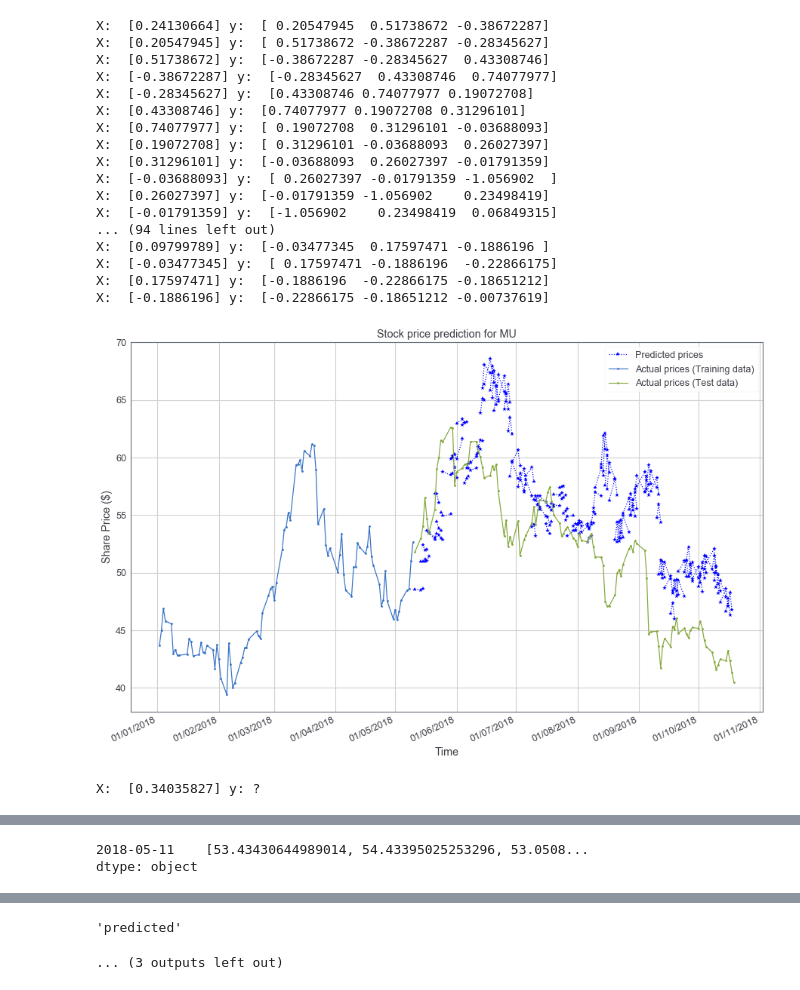
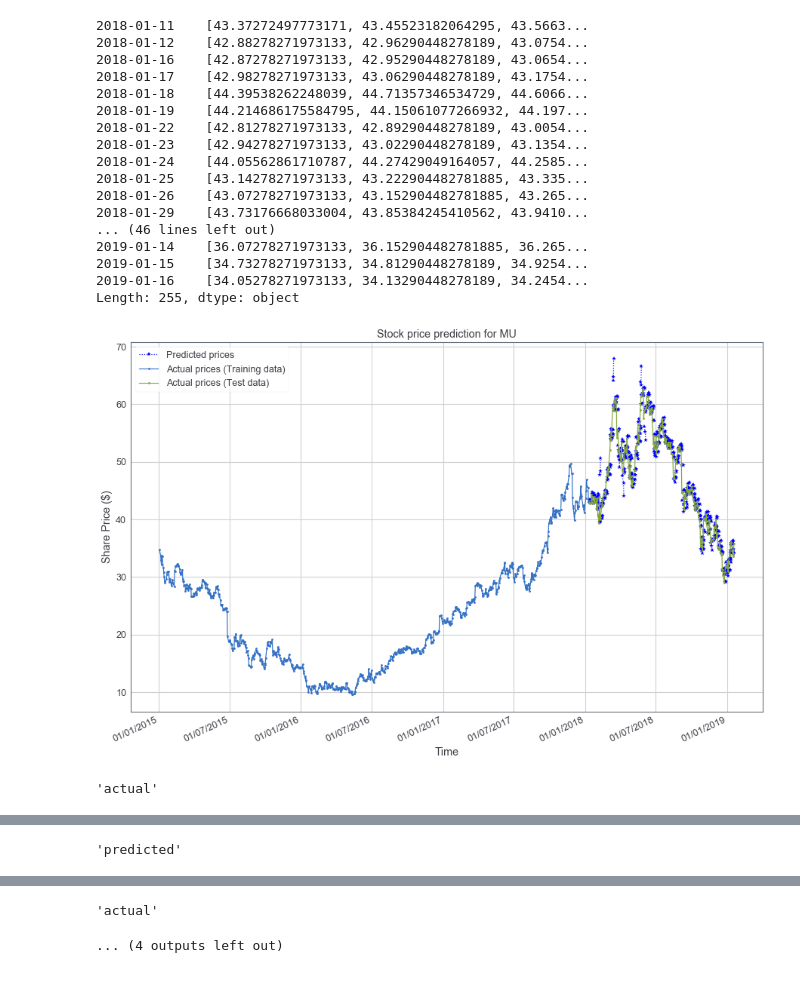
Before and after one commit to FinnZC/Stock-AI, a Jupyter notebook: code/Main.ipynb, the cells around one changed output, grey strips where cells are left out. Cells and saved outputs as stored; diff of their text form; code cells hidden in the pictures.

```diff
--- a/code/Main.ipynb
+++ b/code/Main.ipynb
@@ -62,9 +81,10 @@ Baseline trend Score: 0.7 %
 # %%
-start_train_date = "01/01/2018"
-end_train_start_test_date = "01/03/2018"
-end_test_date = "01/5/2018"
+start_train_date = "01/01/2015"
+end_train_start_test_date = "10/01/2018"
+end_test_date = "20/01/2019"
 
-one_step_lstm = OneStepLSTMCompany("MU", start_train_date, end_train_start_test_date, end_test_date,
-                         n_epochs=3000, n_batch=1, n_neurons=4)
-one_step_lstm.train()
+multi_step_lstm = MultiStepLSTMCompany("MU", start_train_date, end_train_start_test_date, end_test_date,
+                         n_lag=1, n_seq=3, n_epochs=3000, n_batch=1, n_neurons=4)
+
+multi_step_lstm.train()
 # %% [output]
@@ -517,15 +119,9 @@ Finished fitting the model
 # %%
-display(multi_step_lstm.train_scaled)
-display(multi_step_lstm.train_raw_series)
-display(multi_step_lstm.test_scaled)
-display(multi_step_lstm.test_raw_series)
-
 predictions = multi_step_lstm.predict()
 multi_step_lstm.plot(predictions)
-display("next days predictions", multi_step_lstm.forecast_lstm_one_step())
-
+#display("next days predictions", multi_step_lstm.forecast_lstm_one_step())
+trend_score = multi_step_lstm.score(metric="trend", predictions=predictions)
+print("LSTM trend Score: ", trend_score)
 lstm_score = multi_step_lstm.score(metric="rmse", predictions=predictions)
-print("LSTM RMSE Score: %.3f US dollar" % lstm_score)
-trend_score = multi_step_lstm.score(metric="trend", predictions=predictions)
-print("LSTM trend Score: %.1f %%" % (trend_score*100))
+print("LSTM RMSE Score: US dollar", lstm_score)
 # %% [output]
@@ -600,19 +180,19 @@ Name: 5. adjusted close, Length: 113, dtype: float64
-X:  [0.24130664] y:  [ 0.20547945  0.51738672 -0.38672287]
-X:  [0.20547945] y:  [ 0.51738672 -0.38672287 -0.28345627]
-X:  [0.51738672] y:  [-0.38672287 -0.28345627  0.43308746]
-X:  [-0.38672287] y:  [-0.28345627  0.43308746  0.74077977]
-X:  [-0.28345627] y:  [0.43308746 0.74077977 0.19072708]
-X:  [0.43308746] y:  [0.74077977 0.19072708 0.31296101]
-X:  [0.74077977] y:  [ 0.19072708  0.31296101 -0.03688093]
-X:  [0.19072708] y:  [ 0.31296101 -0.03688093  0.26027397]
-X:  [0.31296101] y:  [-0.03688093  0.26027397 -0.01791359]
-X:  [-0.03688093] y:  [ 0.26027397 -0.01791359 -1.056902  ]
-X:  [0.26027397] y:  [-0.01791359 -1.056902    0.23498419]
-X:  [-0.01791359] y:  [-1.056902    0.23498419  0.06849315]
-... (94 lines left out)
-X:  [0.09799789] y:  [-0.03477345  0.17597471 -0.1886196 ]
-X:  [-0.03477345] y:  [ 0.17597471 -0.1886196  -0.22866175]
-X:  [0.17597471] y:  [-0.1886196  -0.22866175 -0.18651212]
-X:  [-0.1886196] y:  [-0.22866175 -0.18651212 -0.00737619]
+2018-01-11    [43.37272497773171, 43.45523182064295, 43.5663...
+2018-01-12    [42.88278271973133, 42.96290448278189, 43.0754...
+2018-01-16    [42.87278271973133, 42.95290448278189, 43.0654...
+2018-01-17    [42.98278271973133, 43.06290448278189, 43.1754...
+2018-01-18    [44.39538262248039, 44.71357346534729, 44.6066...
+2018-01-19    [44.214686175584795, 44.15061077266932, 44.197...
+2018-01-22    [42.81278271973133, 42.89290448278189, 43.0054...
+2018-01-23    [42.94278271973133, 43.02290448278189, 43.1354...
+2018-01-24    [44.05562861710787, 44.27429049164057, 44.2585...
+2018-01-25    [43.14278271973133, 43.222904482781885, 43.335...
+2018-01-26    [43.07278271973133, 43.152904482781885, 43.265...
+2018-01-29    [43.73176668033004, 43.85384245410562, 43.9410...
+... (46 lines left out)
+2019-01-14    [36.07278271973133, 36.152904482781885, 36.265...
+2019-01-15    [34.73278271973133, 34.81290448278189, 34.9254...
+2019-01-16    [34.05278271973133, 34.13290448278189, 34.2454...
+Length: 255, dtype: object
-[figure, old version]
+[figure, new version]
-X:  [0.34035827] y: ?
+'actual'
@@ -620,2 +216 @@ X:  [0.34035827] y: ?
-2018-05-11    [53.43430644989014, 54.43395025253296, 53.0508...
-dtype: object
+'predicted'
@@ -640,2 +251,2 @@ array([[53.  , 54.01, 56.5 ],
-'predicted'
+'actual'
-... (3 outputs left out)
+... (4 outputs left out)
```
Also changed, not shown: parts of 14 cells of this notebook, 6 other files.
